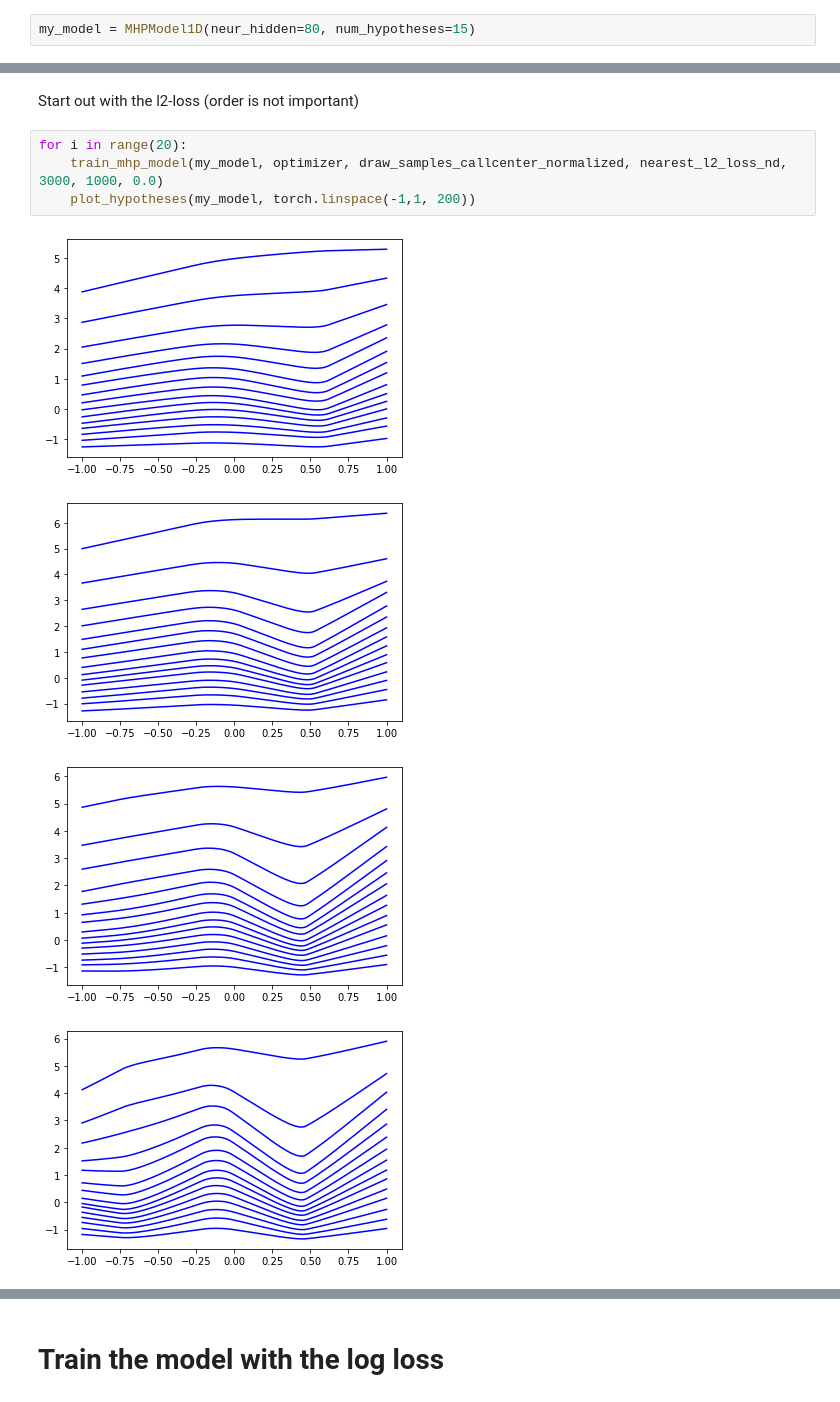
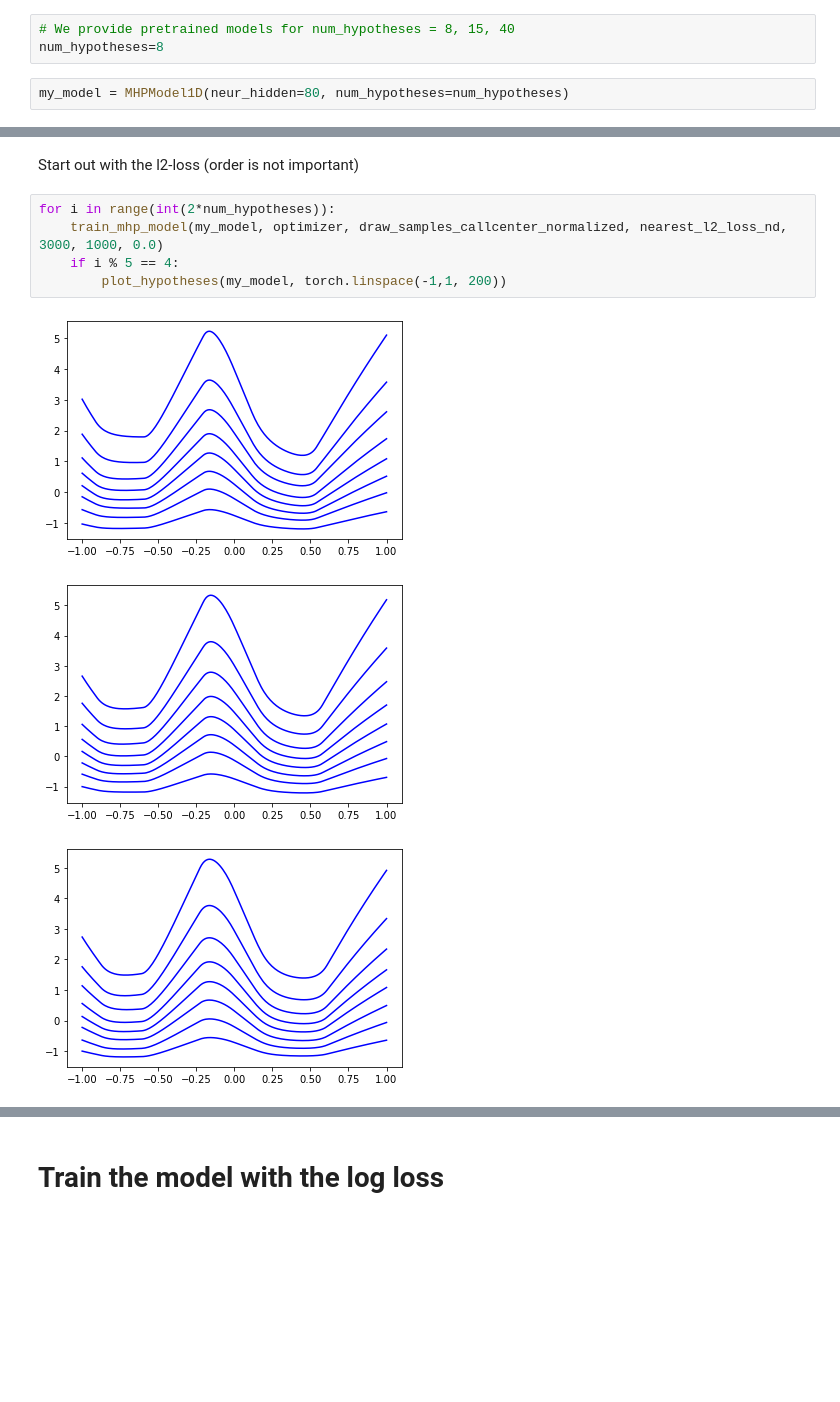
Before and after one commit to tleemann/dpmhp, a Jupyter notebook: DistributionPreservingMHP.ipynb, the cells around one changed output, grey strips where cells are left out. Cells and saved outputs as stored; diff of their text form; blank space fills up the shorter version.

Commit message:
Added multiple hypotheses number and standard deviation plots for the call center example

```diff
--- a/DistributionPreservingMHP.ipynb
+++ b/DistributionPreservingMHP.ipynb
@@ -740,8 +740,11 @@ plt.colorbar(shrink = 0.5)
 ## 5. Train the model on the datasets
 # %% [markdown]
 ### 5.1. The callcenter dataset
+# %%
+# We provide pretrained models for num_hypotheses = 8, 15, 40
+num_hypotheses=8
 # %%
-my_model = MHPModel1D(neur_hidden=80, num_hypotheses=15)
+my_model = MHPModel1D(neur_hidden=80, num_hypotheses=num_hypotheses)
 # %%
 optimizer = optim.Adam(my_model.parameters(), lr=1e-3)
 # %% [markdown]
@@ -757,11 +760,11 @@ plot_hypotheses(my_model, torch.linspace(-1,1, 200))
 # %% [markdown]
 Start out with the l2-loss (order is not important)
 # %%
-for i in range(20):
+for i in range(int(2*num_hypotheses)):
     train_mhp_model(my_model, optimizer, draw_samples_callcenter_normalized, nearest_l2_loss_nd, 3000, 1000, 0.0)
-    plot_hypotheses(my_model, torch.linspace(-1,1, 200))
+    if i % 5 == 4:
+        plot_hypotheses(my_model, torch.linspace(-1,1, 200))
 # %% [output]
-[figure, old version]
+[figure, new version]
-[figure, old version]
+[figure, new version]
-[figure, old version]
+[figure, new version]
-[figure, removed]
```
Also changed, not shown: parts of 16 cells of this notebook, 8 other files.
